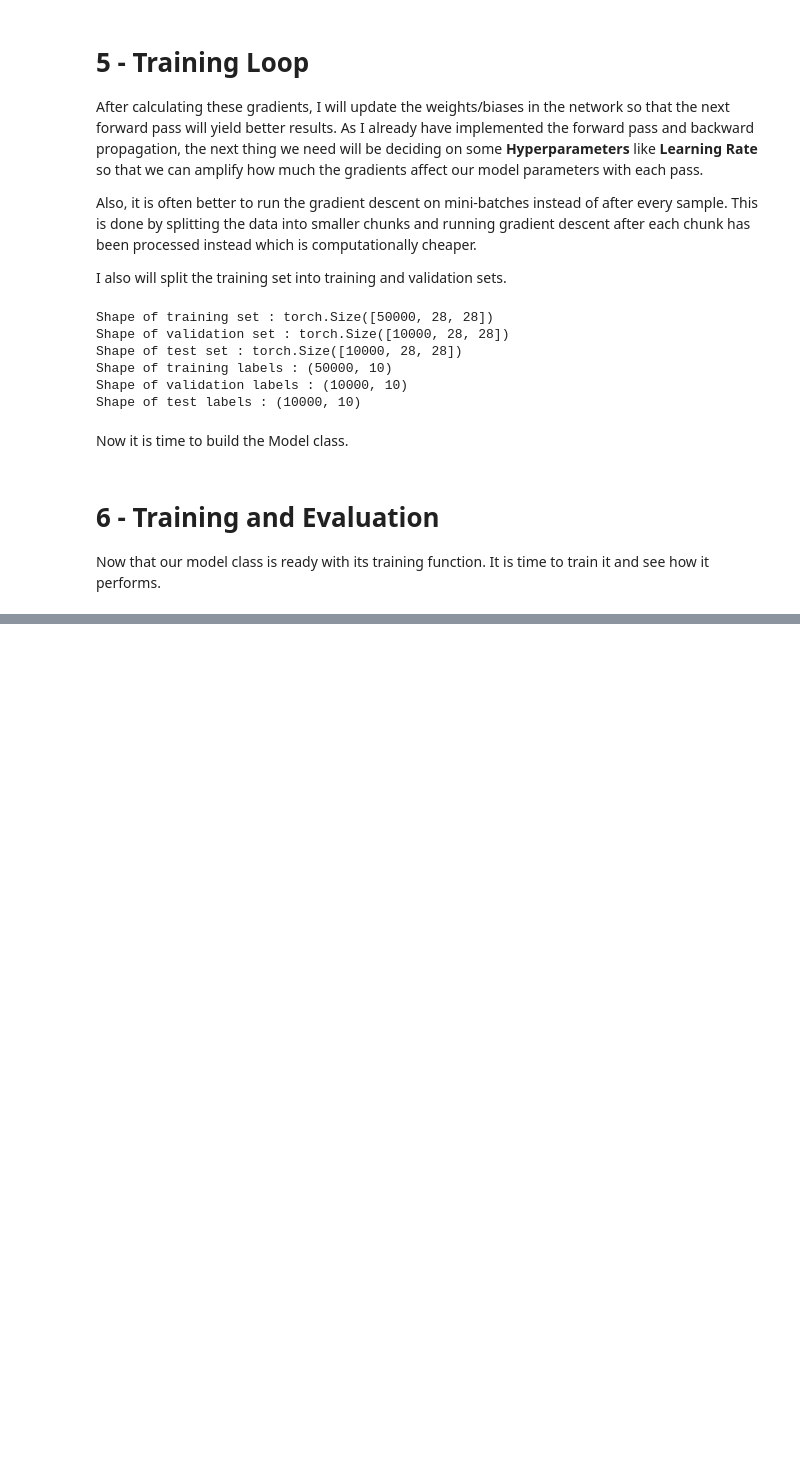
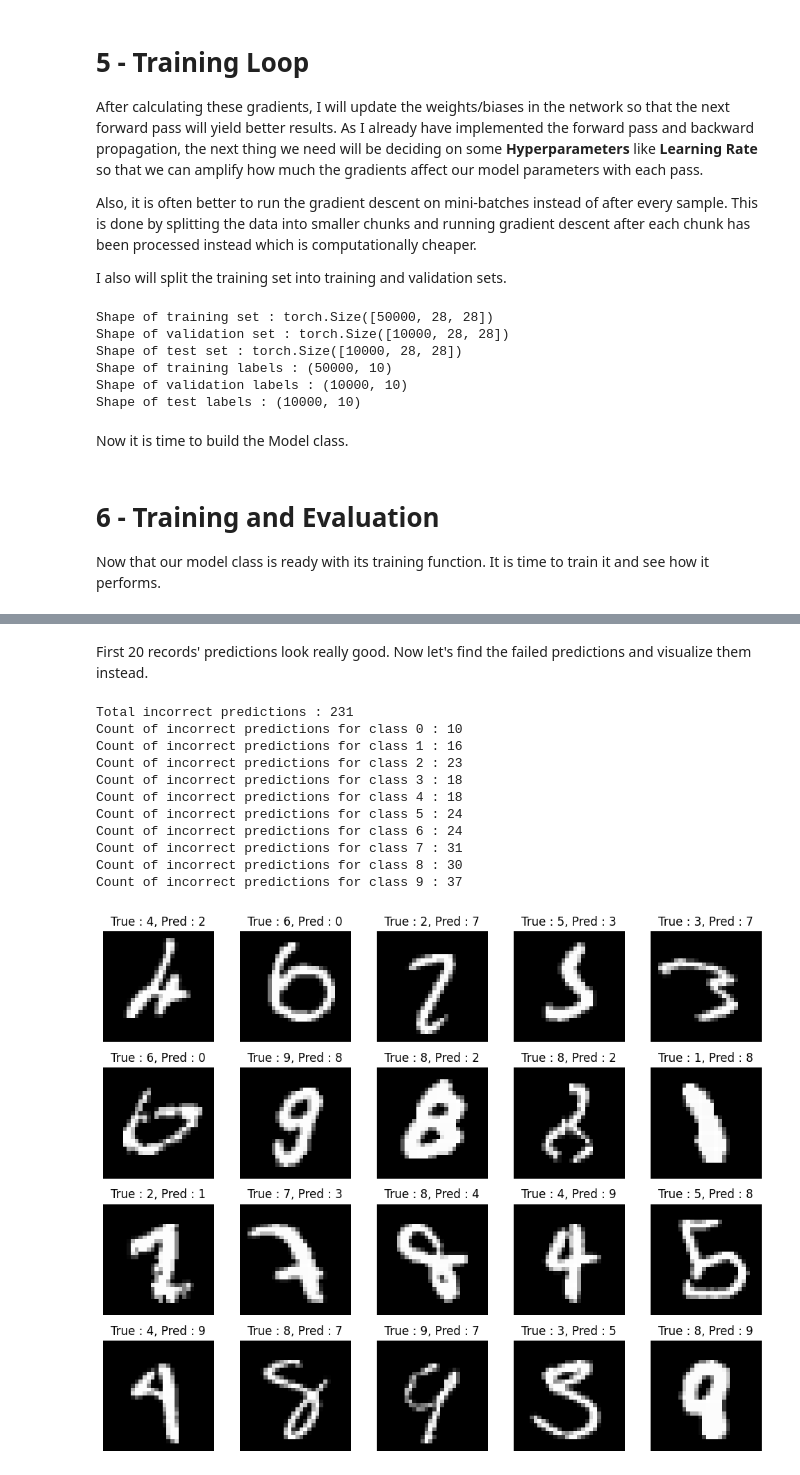
Before and after one commit to DoubleCyclone/Neural-Network-From-Scratch, a Jupyter notebook: notebooks/Neural_Network_From_Scratch.ipynb, the cells around one changed output, grey strips where cells are left out. Saved outputs shown, nothing was run; the diff lists cells and outputs as text; code cells hidden in the pictures; blank space fills up the shorter version.

```diff
--- a/notebooks/Neural_Network_From_Scratch.ipynb
+++ b/notebooks/Neural_Network_From_Scratch.ipynb
@@ -508,0 +544,55 @@ Epoch 90/100, Train Loss: 0.0468, Train Acc: 0.9897, Train Pre: 0.9897, Train Re
+# %% [markdown]
+First 20 records' predictions look really good. Now let's find the failed predictions and visualize them instead.
+# %%
+# Get incorrect prediction count
+test_labels_np = loader_test.dataset.targets.numpy()
+print(f"Total incorrect predictions : {np.not_equal(test_labels_np, test_preds).sum()}")
+
+# Count incorrect predictions for each class
+incorrect_counts_per_class = np.zeros(output_node_count, dtype=int)
+for i in range(len(test_labels_np)):
+    true_label = test_labels_np[i]
+    predicted_label = test_preds[i]
+    if true_label != predicted_label:
+        incorrect_counts_per_class[true_label] += 1
+
+for i, count in enumerate(incorrect_counts_per_class):
+    print(f"Count of incorrect predictions for class {i} : {count}")
+
+# Create a figure to display the images
+fig, axs = plt.subplots(4, 5 , figsize=(10, 8))
+
+# Flatten to iterate easily
+axs = axs.flatten()
+
+# keep failed prediction count
+failed_count = 0
+
+# For every test example
+for i, (image, label) in enumerate(loader_test):
+  # Plot if true label and predicted label is different
+  if label.item() != test_preds[i]:
+    axs[failed_count].imshow(image[0].squeeze(), cmap='gray') # Show the image
+    axs[failed_count].set_title(f"True : {label.item()}, Pred : {test_preds[i]}") # Set the label and prediction as the title
+    axs[failed_count].axis('off') # Turn off axis to make the image cleaner
+    failed_count += 1
+    # Plot just the first 20
+    if failed_count > 19 :
+      break;
+
+# Fix overlap and show the plot
+fig.tight_layout()
+fig.show()
+# %% [output]
+Total incorrect predictions : 231
+Count of incorrect predictions for class 0 : 10
+Count of incorrect predictions for class 1 : 16
+Count of incorrect predictions for class 2 : 23
+Count of incorrect predictions for class 3 : 18
+Count of incorrect predictions for class 4 : 18
+Count of incorrect predictions for class 5 : 24
+Count of incorrect predictions for class 6 : 24
+Count of incorrect predictions for class 7 : 31
+Count of incorrect predictions for class 8 : 30
+Count of incorrect predictions for class 9 : 37
+[figure, added]
```
Also changed, not shown: parts of 23 cells of this notebook.
